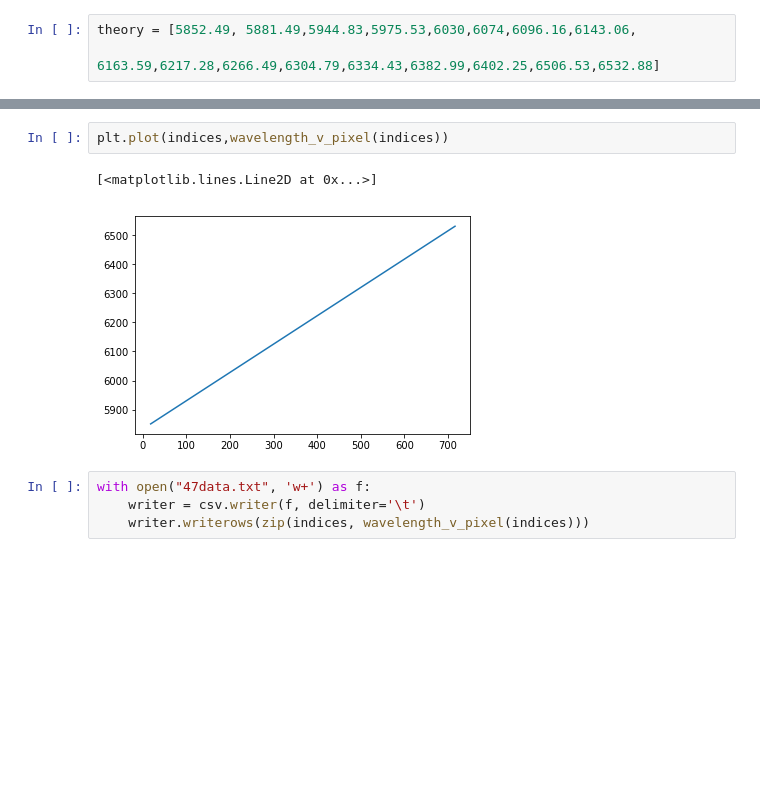
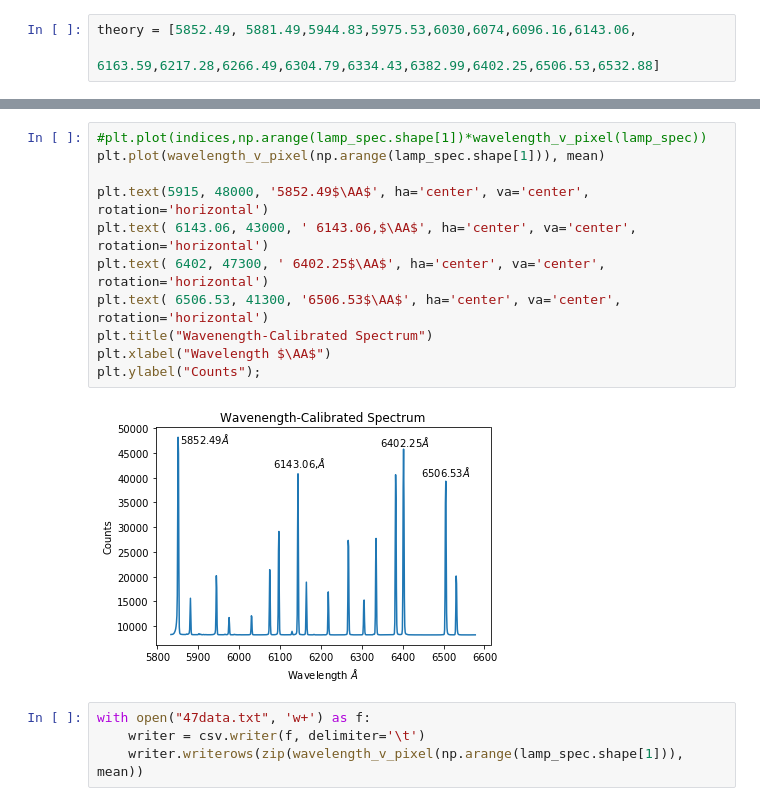
Before and after one commit to astro-kjc/AST443, a Jupyter notebook: Lab0/Lab0.ipynb, the cells around one changed output, grey strips where cells are left out. Cells and saved outputs as stored; diff of their text form; blank space fills up the shorter version.

Commit message:
Wavelength Calibrated Spectrum also the .gitignore now ignores FITS files

```diff
--- a/Lab0/Lab0.ipynb
+++ b/Lab0/Lab0.ipynb
@@ -411,10 +429,18 @@ wavelength_v_pixel = np.poly1d(np.polyfit(indices,theory,1)) #wavelength calibra
 [figure]
-# %%
-plt.plot(indices,wavelength_v_pixel(indices))
-# %% [output]
-[<matplotlib.lines.Line2D at 0x...>]
-[figure, removed]
+# %%
+#plt.plot(indices,np.arange(lamp_spec.shape[1])*wavelength_v_pixel(lamp_spec))
+plt.plot(wavelength_v_pixel(np.arange(lamp_spec.shape[1])), mean)
+
+plt.text(5915, 48000, '5852.49$\AA$', ha='center', va='center', rotation='horizontal')
+plt.text( 6143.06, 43000, ' 6143.06,$\AA$', ha='center', va='center', rotation='horizontal')
+plt.text( 6402, 47300, ' 6402.25$\AA$', ha='center', va='center', rotation='horizontal')
+plt.text( 6506.53, 41300, '6506.53$\AA$', ha='center', va='center', rotation='horizontal')
+plt.title("Wavenength-Calibrated Spectrum")
+plt.xlabel("Wavelength $\AA$")
+plt.ylabel("Counts");
+# %% [output]
+[figure, added]
 # %%
 with open("47data.txt", 'w+') as f:
     writer = csv.writer(f, delimiter='\t')
-    writer.writerows(zip(indices, wavelength_v_pixel(indices)))
+    writer.writerows(zip(wavelength_v_pixel(np.arange(lamp_spec.shape[1])), mean))
```
Also changed, not shown: parts of 2 cells of this notebook, 2 other files.
